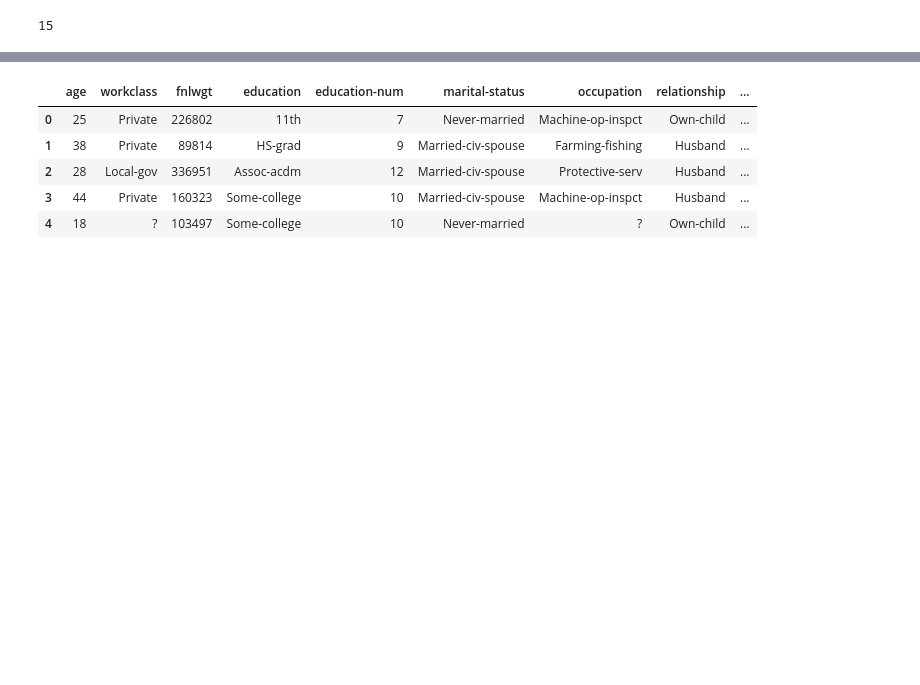
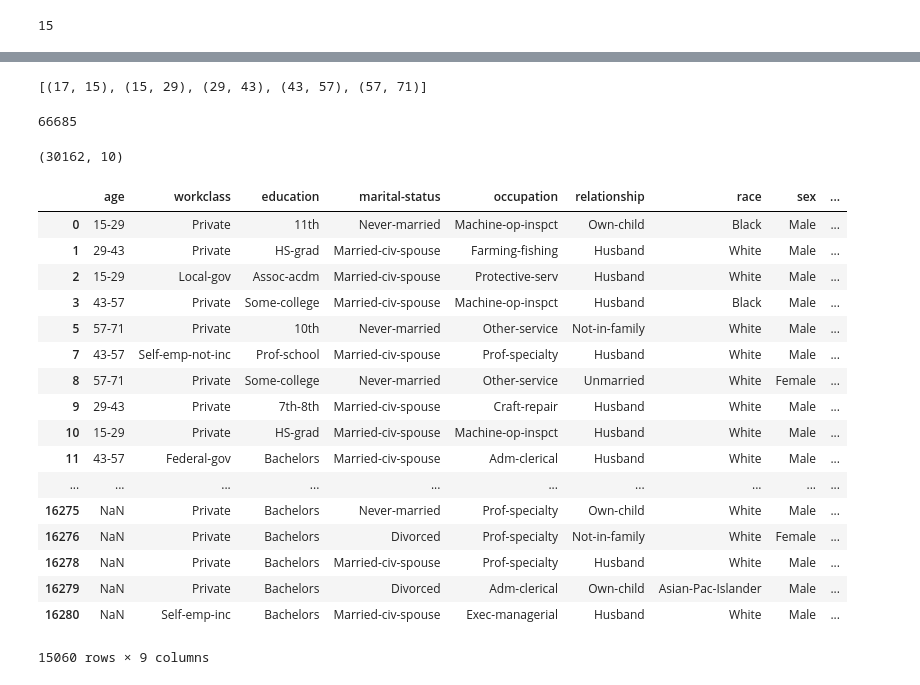
Before and after one commit to ysriram1/Income-Prediction-Using-Bayes-Net, a Jupyter notebook: script.ipynb, the cells around one changed output, grey strips where cells are left out. Drawn from its saved outputs; the diff is of its cells as text; code cells hidden in the pictures; blank space fills up the shorter version.

```diff
--- a/script.ipynb
+++ b/script.ipynb
@@ -6,8 +7,8 @@ os.chdir('C:\Users\SYARLAG1\Desktop\Income-Prediction-Using-Bayes-Net')
 # %%
 features = ['age','workclass','fnlwgt','education','education-num','marital-status','occupation',\
            'relationship','race','sex','capital-gain','capital-loss','hours-per-week','native-country','class']
-train = pd.read_csv('train.csv',delimiter=',',names=features)
-test = pd.read_csv('test.csv',delimiter=',', names=features)
+train = pd.read_csv('train.csv',delimiter=',',names=features,na_values=[' ?'])
+test = pd.read_csv('test.csv',delimiter=',', names=features,na_values=[' ?'])
 # %%
 train.shape
 # %% [output]
@@ -22,0 +35,6 @@ len(features)
+# %%
+# drop all continuous variables
+continuous_features = ['education-num','fnlwgt','capital-gain','capital-loss','hours-per-week']
+for feature in continuous_features:
+    del train[feature]
+    del test[feature]
@@ -22,0 +72,4 @@ len(features)
+# %%
+# since there are only a few NA's compared to the size of the dataset, we remove all such values
+train = train.dropna()
+test = test.dropna()
@@ -22,0 +141,14 @@ len(features)
+# %%
+train, test = binarizeVar(train, test, 'age', bins = 5)
+# %%
+newBins
+# %% [output]
+[(17, 15), (15, 29), (29, 43), (43, 57), (57, 71)]
+# %%
+len(trainE)
+# %% [output]
+66685
+# %%
+train.shape
+# %% [output]
+(30162, 10)
@@ -23,9 +161,21 @@ len(features)
 # %%
-test.head()
+test
 # %% [output]
-|  | age | workclass | fnlwgt | education | education-num | marital-status | occupation | relationship | ... |
-| 0 | 25 | Private | 226802 | 11th | 7 | Never-married | Machine-op-inspct | Own-child | ... |
-| 1 | 38 | Private | 89814 | HS-grad | 9 | Married-civ-spouse | Farming-fishing | Husband | ... |
-| 2 | 28 | Local-gov | 336951 | Assoc-acdm | 12 | Married-civ-spouse | Protective-serv | Husband | ... |
-| 3 | 44 | Private | 160323 | Some-college | 10 | Married-civ-spouse | Machine-op-inspct | Husband | ... |
-| 4 | 18 | ? | 103497 | Some-college | 10 | Never-married | ? | Own-child | ... |
+|  | age | workclass | education | marital-status | occupation | relationship | race | sex | ... |
+| 0 | 15-29 | Private | 11th | Never-married | Machine-op-inspct | Own-child | Black | Male | ... |
+| 1 | 29-43 | Private | HS-grad | Married-civ-spouse | Farming-fishing | Husband | White | Male | ... |
+| 2 | 15-29 | Local-gov | Assoc-acdm | Married-civ-spouse | Protective-serv | Husband | White | Male | ... |
+| 3 | 43-57 | Private | Some-college | Married-civ-spouse | Machine-op-inspct | Husband | Black | Male | ... |
+| 5 | 57-71 | Private | 10th | Never-married | Other-service | Not-in-family | White | Male | ... |
+| 7 | 43-57 | Self-emp-not-inc | Prof-school | Married-civ-spouse | Prof-specialty | Husband | White | Male | ... |
+| 8 | 57-71 | Private | Some-college | Never-married | Other-service | Unmarried | White | Female | ... |
+| 9 | 29-43 | Private | 7th-8th | Married-civ-spouse | Craft-repair | Husband | White | Male | ... |
+| 10 | 15-29 | Private | HS-grad | Married-civ-spouse | Machine-op-inspct | Husband | White | Male | ... |
+| 11 | 43-57 | Federal-gov | Bachelors | Married-civ-spouse | Adm-clerical | Husband | White | Male | ... |
+| ... | ... | ... | ... | ... | ... | ... | ... | ... | ... |
+| 16275 | NaN | Private | Bachelors | Never-married | Prof-specialty | Own-child | White | Male | ... |
+| 16276 | NaN | Private | Bachelors | Divorced | Prof-specialty | Not-in-family | White | Female | ... |
+| 16278 | NaN | Private | Bachelors | Married-civ-spouse | Prof-specialty | Husband | White | Male | ... |
+| 16279 | NaN | Private | Bachelors | Divorced | Adm-clerical | Own-child | Asian-Pac-Islander | Male | ... |
+| 16280 | NaN | Self-emp-inc | Bachelors | Married-civ-spouse | Exec-managerial | Husband | White | Male | ... |
+15060 rows × 9 columns
```
Also changed, not shown: parts of 7 cells of this notebook.
